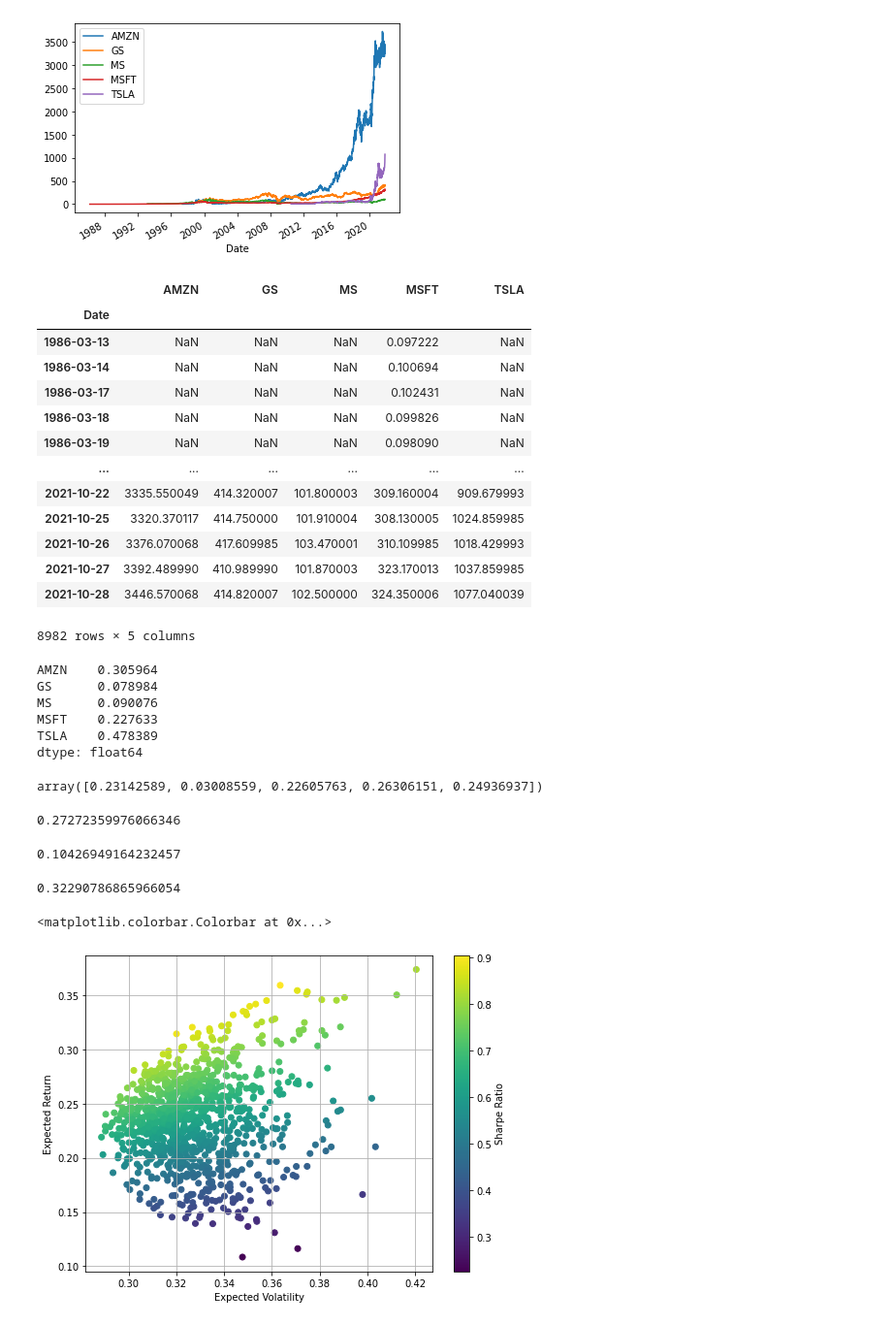
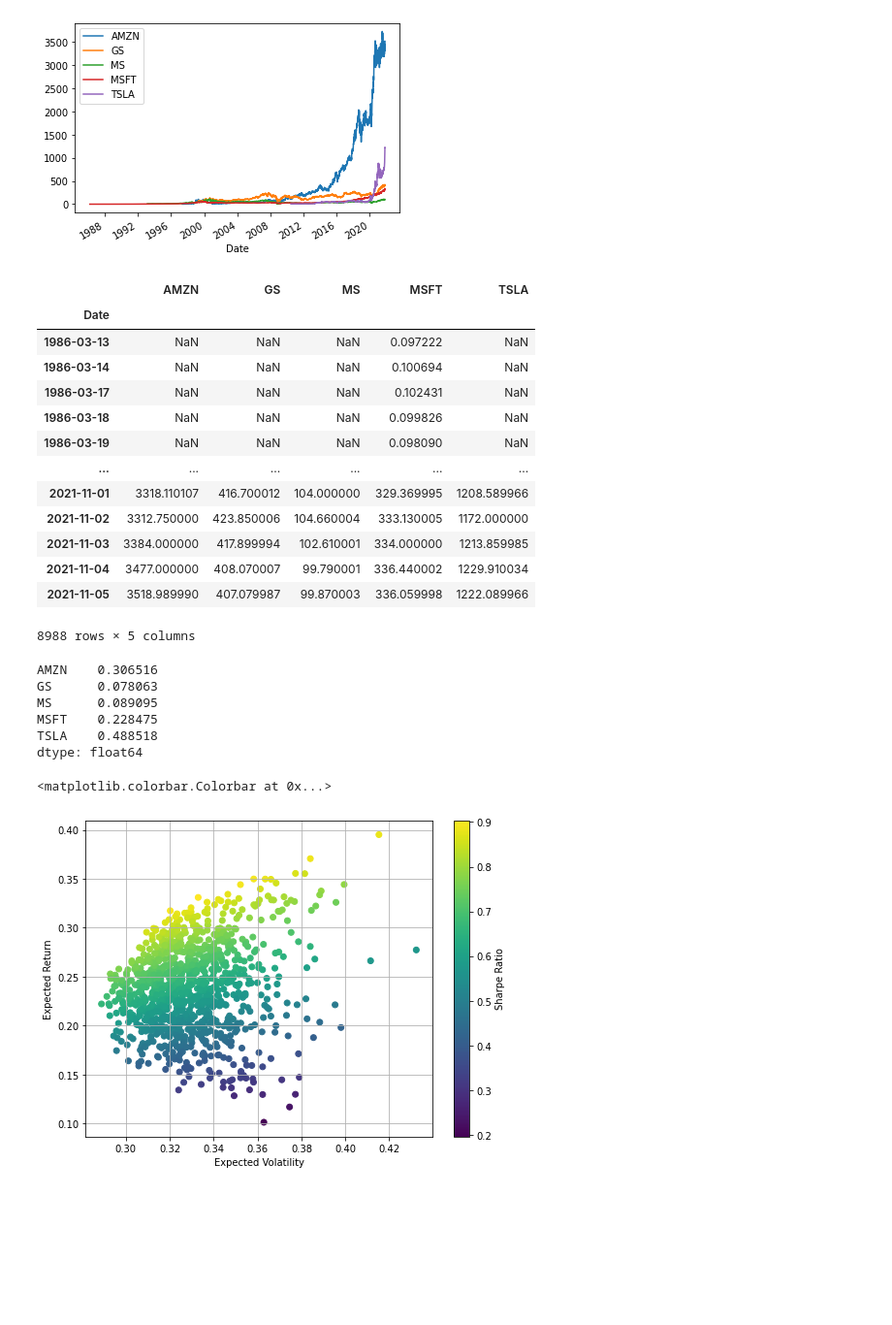
Before and after one commit to jonpage3/stocks_project, a Jupyter notebook: yf.ipynb, the cells around one changed output. Shown: that part at 97% size. Drawn from its saved outputs; the diff is of its cells as text; code cells hidden in the pictures; blank space fills up the shorter version.

```diff
--- a/yf.ipynb
+++ b/yf.ipynb
@@ -218,5 +297,9 @@ yfinance.Tickers object <MSFT,AAPL,GOOG>
+# %%
+stock_name_list = ["MS","MSFT","AMZN","TSLA","GS"]
+# %%
+all_stocks = stock_name_list
 # %%
-all_dfs = yf.download("MS MSFT AMZN TSLA GS", end = yesterday).loc[:, 'Close']
+all_dfs = yf.download(all_stocks, end = yesterday).loc[:, 'Close']
 # %% [output]
 [*********************100%***********************]  5 of 5 completed
 # %%
@@ -235,20 +318,20 @@ all_dfs
 | 1986-03-18 | NaN | NaN | NaN | 0.099826 | NaN |
 | 1986-03-19 | NaN | NaN | NaN | 0.098090 | NaN |
 | ... | ... | ... | ... | ... | ... |
-| 2021-10-22 | 3335.550049 | 414.320007 | 101.800003 | 309.160004 | 909.679993 |
-| 2021-10-25 | 3320.370117 | 414.750000 | 101.910004 | 308.130005 | 1024.859985 |
-| 2021-10-26 | 3376.070068 | 417.609985 | 103.470001 | 310.109985 | 1018.429993 |
-| 2021-10-27 | 3392.489990 | 410.989990 | 101.870003 | 323.170013 | 1037.859985 |
-| 2021-10-28 | 3446.570068 | 414.820007 | 102.500000 | 324.350006 | 1077.040039 |
+| 2021-11-01 | 3318.110107 | 416.700012 | 104.000000 | 329.369995 | 1208.589966 |
+| 2021-11-02 | 3312.750000 | 423.850006 | 104.660004 | 333.130005 | 1172.000000 |
+| 2021-11-03 | 3384.000000 | 417.899994 | 102.610001 | 334.000000 | 1213.859985 |
+| 2021-11-04 | 3477.000000 | 408.070007 | 99.790001 | 336.440002 | 1229.910034 |
+| 2021-11-05 | 3518.989990 | 407.079987 | 99.870003 | 336.059998 | 1222.089966 |
-8982 rows × 5 columns
+8988 rows × 5 columns
 # %%
 log_returns = np.log(all_dfs.pct_change()+1)
 # %%
 log_returns.mean()*252
 # %% [output]
-AMZN    0.305964
-GS      0.078984
-MS      0.090076
-MSFT    0.227633
-TSLA    0.478389
+AMZN    0.306516
+GS      0.078063
+MS      0.089095
+MSFT    0.228475
+TSLA    0.488518
 dtype: float64
@@ -258,42 +338,24 @@ import numpy as np
-# %%
-weights = np.random.random(5)
-weights /= np.sum(weights)
-weights
-# %% [output]
-array([0.23142589, 0.03008559, 0.22605763, 0.26306151, 0.24936937])
-# %%
-np.dot(weights, log_returns.mean())*252
-# %% [output]
-0.27272359976066346
-# %%
-np.dot(weights, np.dot(log_returns.cov()*252, weights))
-# %% [output]
-0.10426949164232457
-# %%
-np.sqrt(np.dot(weights, np.dot(log_returns.cov()*252, weights)))
-# %% [output]
-0.32290786865966054
 # %%
 port_returns = []
 port_variance = []
 for p in range(1000):
-    weights = np.random.random(5)
+    weights = np.random.random(len(all_stocks))
     weights /=np.sum(weights)
     port_returns.append(np.sum(log_returns.mean()*252*weights))
     port_variance.append(np.sqrt(np.dot(weights.T, np.dot(log_returns.cov()*252, weights))))
 
 port_returns = np.array(port_returns)
 port_variance = np.array(port_variance)
 
-#无风险利率设定为3%
+
 risk_free = 0.03
 plt.figure(figsize=(8, 6))
 plt.scatter(port_variance, port_returns, c=(port_returns-risk_free)/port_variance, marker = 'o')
 plt.grid(True)
 plt.xlabel('Expected Volatility')
 plt.ylabel('Expected Return')
 plt.colorbar(label = 'Sharpe Ratio')
 # %% [output]
 <matplotlib.colorbar.Colorbar at 0x...>
-[figure, old version]
+[figure, new version]
 # %%
```
Also changed, not shown: parts of 27 cells of this notebook.
